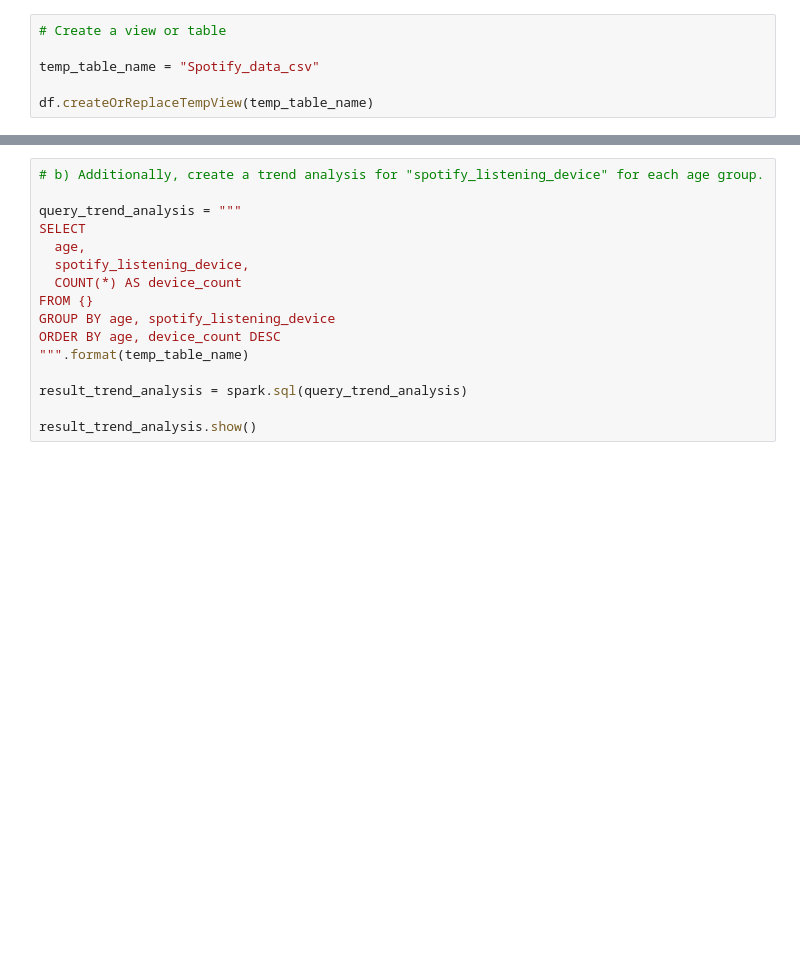
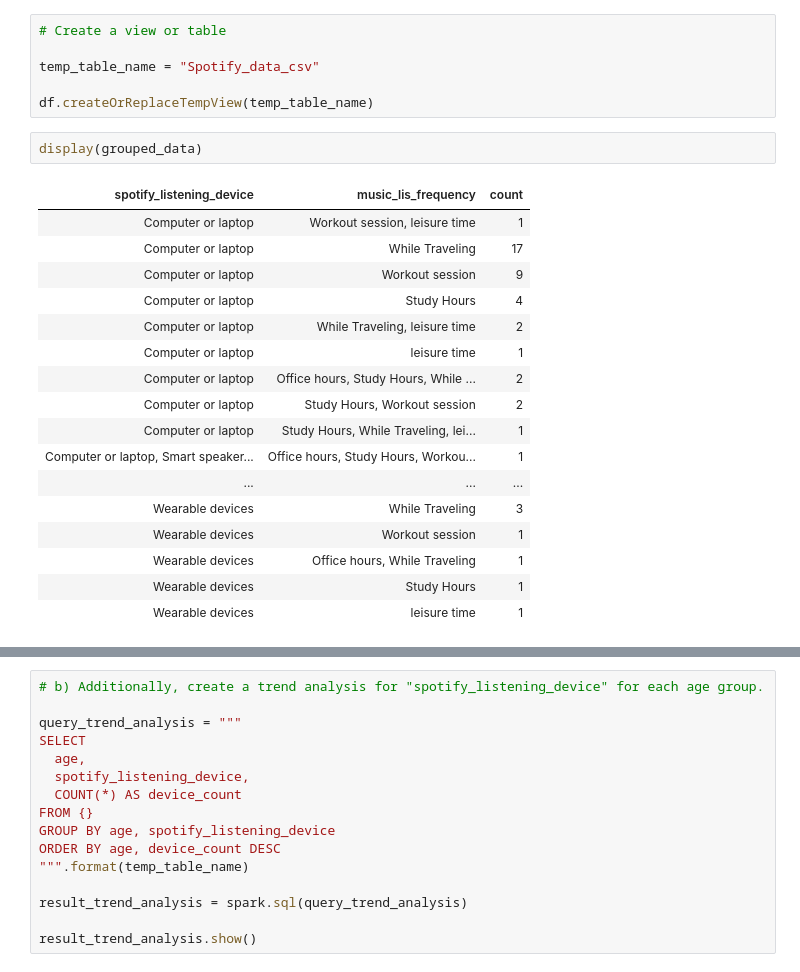
Before and after one commit to ferozqureshi/ListeningDataProject, a Jupyter notebook: src/Listening_Data.ipynb, the cells around one changed output, grey strips where cells are left out. Saved outputs shown, nothing was run; the diff lists cells and outputs as text; blank space fills up the shorter version.

```diff
--- a/src/Listening_Data.ipynb
+++ b/src/Listening_Data.ipynb
@@ -40,3 +33,23 @@ display(df)
 temp_table_name = "Spotify_data_csv"
 
 df.createOrReplaceTempView(temp_table_name)
+# %%
+display(grouped_data)
+# %% [output]
+| spotify_listening_device | music_lis_frequency | count |
+| Computer or laptop | Workout session, leisure time | 1 |
+| Computer or laptop | While Traveling | 17 |
+| Computer or laptop | Workout session | 9 |
+| Computer or laptop | Study Hours | 4 |
+| Computer or laptop | While Traveling, leisure time | 2 |
+| Computer or laptop | leisure time | 1 |
+| Computer or laptop | Office hours, Study Hours, While ... | 2 |
+| Computer or laptop | Study Hours, Workout session | 2 |
+| Computer or laptop | Study Hours, While Traveling, lei... | 1 |
+| Computer or laptop, Smart speaker... | Office hours, Study Hours, Workou... | 1 |
+| ... | ... | ... |
+| Wearable devices | While Traveling | 3 |
+| Wearable devices | Workout session | 1 |
+| Wearable devices | Office hours, While Traveling | 1 |
+| Wearable devices | Study Hours | 1 |
+| Wearable devices | leisure time | 1 |
```
Also changed, not shown: parts of 6 cells of this notebook.
